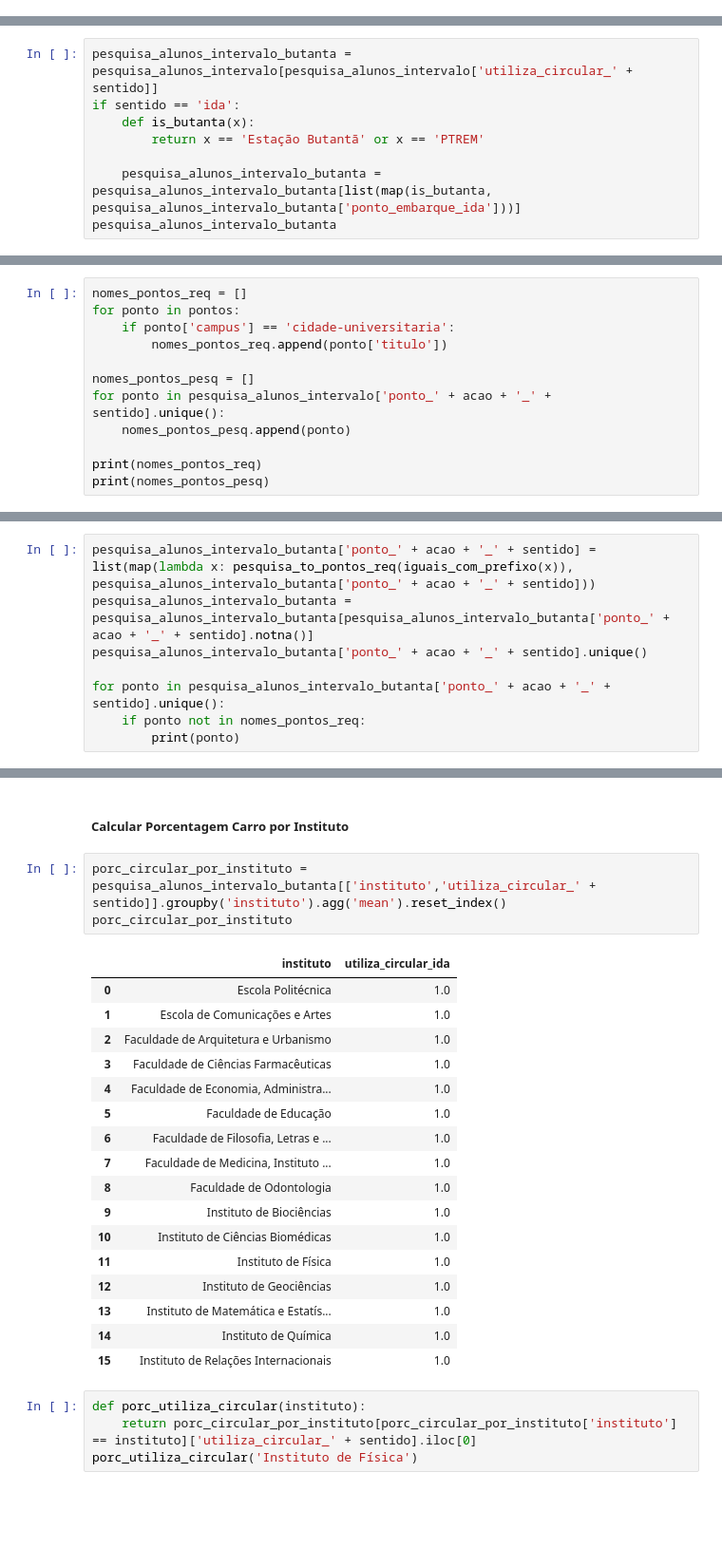
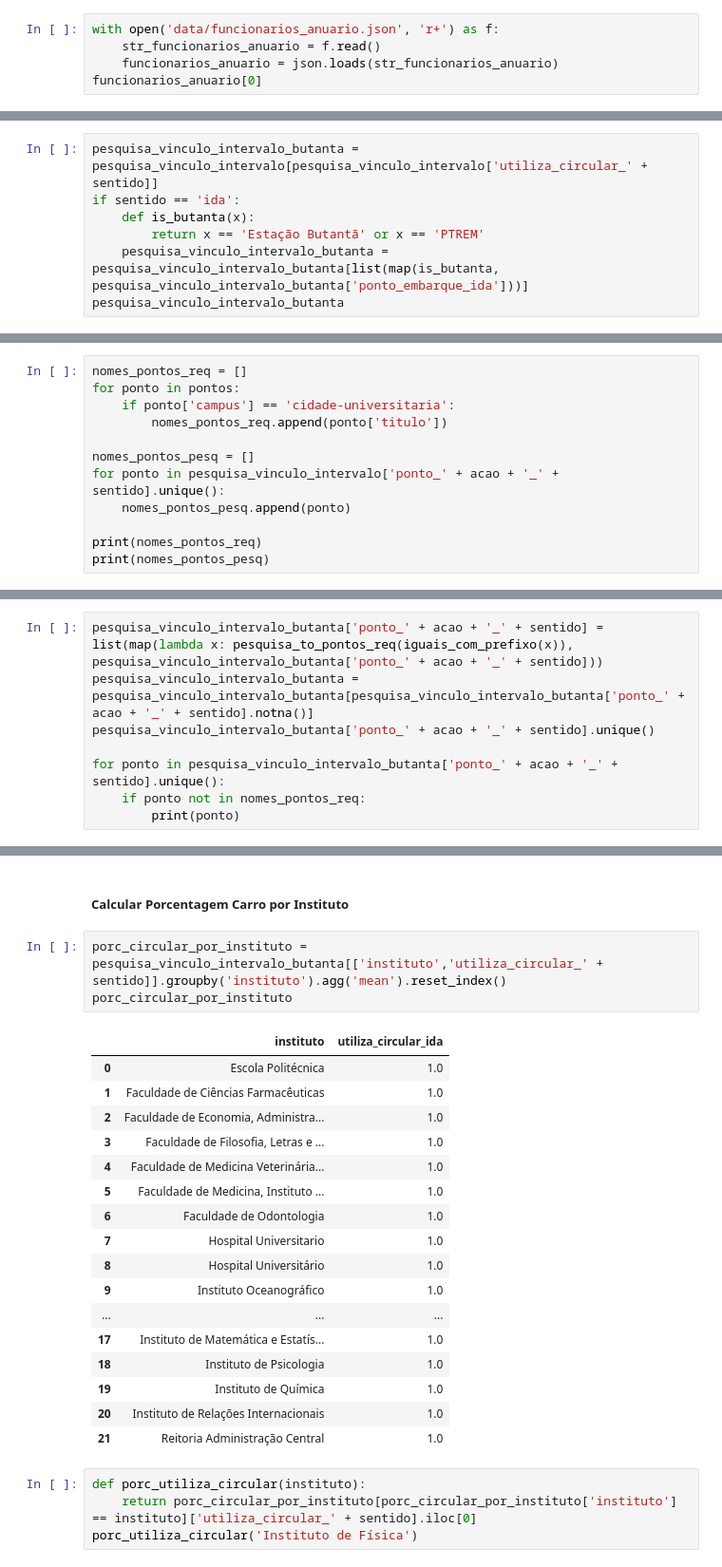
Before and after one commit to Circulares-USP/Crawler, a Jupyter notebook: import_demand.ipynb, the cells around one changed output, grey strips where cells are left out. Shown: that part at 95% size. Saved outputs shown, nothing was run; the diff lists cells and outputs as text; blank space fills up the shorter version.

```diff
--- a/import_demand.ipynb
+++ b/import_demand.ipynb
@@ -349,0 +404,5 @@ array(['Faculdade de Arquitetura e Urbanismo', 'Instituto de Física',
+# %%
+with open('data/funcionarios_anuario.json', 'r+') as f:
+    str_funcionarios_anuario = f.read()
+    funcionarios_anuario = json.loads(str_funcionarios_anuario)
+funcionarios_anuario[0]
@@ -350,12 +439,11 @@ array(['Faculdade de Arquitetura e Urbanismo', 'Instituto de Física',
 # %% [markdown]
 ##### Filtrar Butantã
 # %%
-pesquisa_alunos_intervalo_butanta = pesquisa_alunos_intervalo[pesquisa_alunos_intervalo['utiliza_circular_' + sentido]]
+pesquisa_vinculo_intervalo_butanta = pesquisa_vinculo_intervalo[pesquisa_vinculo_intervalo['utiliza_circular_' + sentido]]
 if sentido == 'ida':
     def is_butanta(x):
         return x == 'Estação Butantã' or x == 'PTREM'
-
-    pesquisa_alunos_intervalo_butanta = pesquisa_alunos_intervalo_butanta[list(map(is_butanta, pesquisa_alunos_intervalo_butanta['ponto_embarque_ida']))]
-pesquisa_alunos_intervalo_butanta
+    pesquisa_vinculo_intervalo_butanta = pesquisa_vinculo_intervalo_butanta[list(map(is_butanta, pesquisa_vinculo_intervalo_butanta['ponto_embarque_ida']))]
+pesquisa_vinculo_intervalo_butanta
 # %% [output]
 |  | vinculo | instituto | utiliza_circular_ida | linhas_ida | ponto_embarque_ida | ponto_desembarque_ida | ... |
@@ -396,7 +484,7 @@ for ponto in pontos:
         nomes_pontos_req.append(ponto['titulo'])
 
 nomes_pontos_pesq = []
-for ponto in pesquisa_alunos_intervalo['ponto_' + acao + '_' + sentido].unique():
+for ponto in pesquisa_vinculo_intervalo['ponto_' + acao + '_' + sentido].unique():
     nomes_pontos_pesq.append(ponto)
 
 print(nomes_pontos_req)
@@ -486,11 +574,11 @@ def pesquisa_to_pontos_req(x):
     else:
         return x
 # %%
-pesquisa_alunos_intervalo_butanta['ponto_' + acao + '_' + sentido] = list(map(lambda x: pesquisa_to_pontos_req(iguais_com_prefixo(x)), pesquisa_alunos_intervalo_butanta['ponto_' + acao + '_' + sentido]))
-pesquisa_alunos_intervalo_butanta = pesquisa_alunos_intervalo_butanta[pesquisa_alunos_intervalo_butanta['ponto_' + acao + '_' + sentido].notna()]
-pesquisa_alunos_intervalo_butanta['ponto_' + acao + '_' + sentido].unique()
+pesquisa_vinculo_intervalo_butanta['ponto_' + acao + '_' + sentido] = list(map(lambda x: pesquisa_to_pontos_req(iguais_com_prefixo(x)), pesquisa_vinculo_intervalo_butanta['ponto_' + acao + '_' + sentido]))
+pesquisa_vinculo_intervalo_butanta = pesquisa_vinculo_intervalo_butanta[pesquisa_vinculo_intervalo_butanta['ponto_' + acao + '_' + sentido].notna()]
+pesquisa_vinculo_intervalo_butanta['ponto_' + acao + '_' + sentido].unique()
 
-for ponto in pesquisa_alunos_intervalo_butanta['ponto_' + acao + '_' + sentido].unique():
+for ponto in pesquisa_vinculo_intervalo_butanta['ponto_' + acao + '_' + sentido].unique():
     if ponto not in nomes_pontos_req:
         print(ponto)
 # %% [output]
@@ -499,26 +589,26 @@ IQ
 # %% [markdown]
 ##### Calcular Porcentagem Carro por Instituto
 # %%
-porc_circular_por_instituto = pesquisa_alunos_intervalo_butanta[['instituto','utiliza_circular_' + sentido]].groupby('instituto').agg('mean').reset_index()
+porc_circular_por_instituto = pesquisa_vinculo_intervalo_butanta[['instituto','utiliza_circular_' + sentido]].groupby('instituto').agg('mean').reset_index()
 porc_circular_por_instituto
 # %% [output]
 |  | instituto | utiliza_circular_ida |
 | 0 | Escola Politécnica | 1.0 |
-| 1 | Escola de Comunicações e Artes | 1.0 |
-| 2 | Faculdade de Arquitetura e Urbanismo | 1.0 |
-| 3 | Faculdade de Ciências Farmacêuticas | 1.0 |
-| 4 | Faculdade de Economia, Administra... | 1.0 |
-| 5 | Faculdade de Educação | 1.0 |
-| 6 | Faculdade de Filosofia, Letras e ... | 1.0 |
-| 7 | Faculdade de Medicina, Instituto ... | 1.0 |
-| 8 | Faculdade de Odontologia | 1.0 |
-| 9 | Instituto de Biociências | 1.0 |
-| 10 | Instituto de Ciências Biomédicas | 1.0 |
-| 11 | Instituto de Física | 1.0 |
-| 12 | Instituto de Geociências | 1.0 |
-| 13 | Instituto de Matemática e Estatís... | 1.0 |
-| 14 | Instituto de Química | 1.0 |
-| 15 | Instituto de Relações Internacionais | 1.0 |
+| 1 | Faculdade de Ciências Farmacêuticas | 1.0 |
+| 2 | Faculdade de Economia, Administra... | 1.0 |
+| 3 | Faculdade de Filosofia, Letras e ... | 1.0 |
+| 4 | Faculdade de Medicina Veterinária... | 1.0 |
+| 5 | Faculdade de Medicina, Instituto ... | 1.0 |
+| 6 | Faculdade de Odontologia | 1.0 |
+| 7 | Hospital Universitario | 1.0 |
+| 8 | Hospital Universitário | 1.0 |
+| 9 | Instituto Oceanográfico | 1.0 |
+| ... | ... | ... |
+| 17 | Instituto de Matemática e Estatís... | 1.0 |
+| 18 | Instituto de Psicologia | 1.0 |
+| 19 | Instituto de Química | 1.0 |
+| 20 | Instituto de Relações Internacionais | 1.0 |
+| 21 | Reitoria Administração Central | 1.0 |
 # %%
 def porc_utiliza_circular(instituto):
     return porc_circular_por_instituto[porc_circular_por_instituto['instituto'] == instituto]['utiliza_circular_' + sentido].iloc[0]
```
Also changed, not shown: parts of 47 cells of this notebook, 1 other file.
